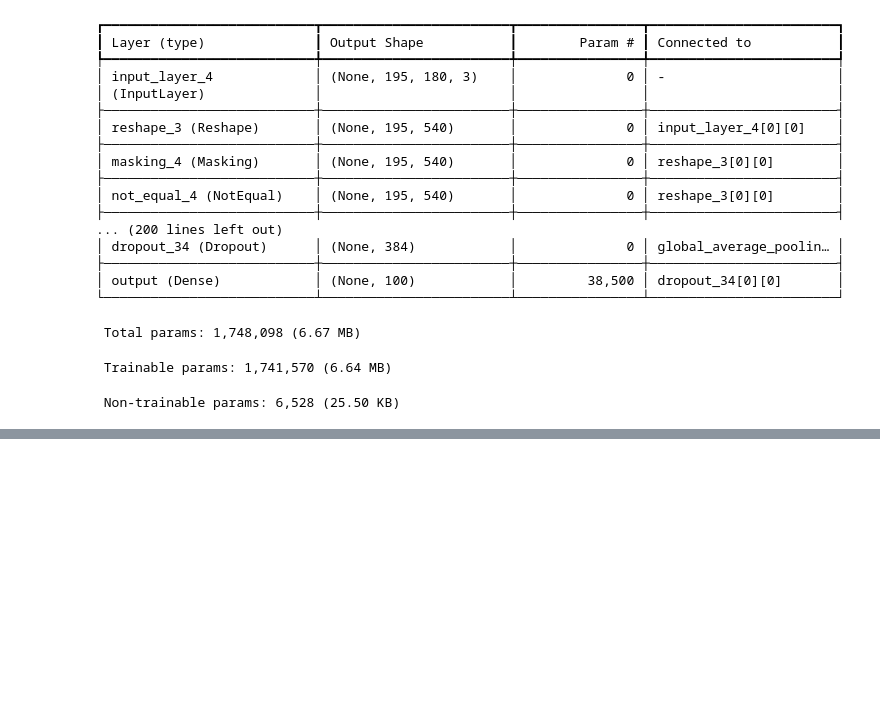
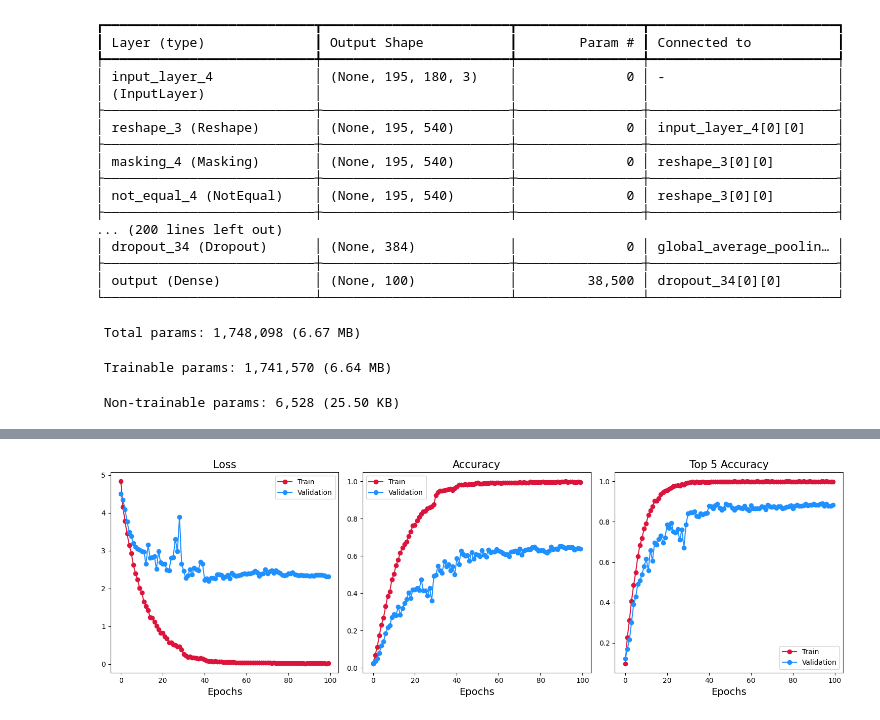
Before and after one commit to HengkyUTS/SyntaxSquad, a Jupyter notebook: pose2gloss/WLASL100.ipynb, the cells around one changed output, grey strips where cells are left out. Drawn from its saved outputs; the diff is of its cells as text; code cells hidden in the pictures; blank space fills up the shorter version.

```diff
--- a/pose2gloss/WLASL100.ipynb
+++ b/pose2gloss/WLASL100.ipynb
@@ -38,6 +37,6 @@ cc.en.300.bin.gz  datasets  mutemotion-wlasl-translation-model.ipynb  wlasl.h5
 # %%
 from collections import Counter
-landmarks_dict = np.load('./datasets/landmarks.npz', allow_pickle=True)
+landmarks_dict = np.load('./datasets/WLASL_landmarks.npz', allow_pickle=True)
 
 with open('./datasets/WLASL_parsed_metadata.json', 'r') as json_file:
     parsed_metadata = json.load(json_file)
@@ -622,0 +672,13 @@ Model: "functional_4"
+# %%
+%%time
+history = model.fit(
+    train_tf_dataset,
+    validation_data = val_tf_dataset,
+    callbacks = [
+        # early_stop_callback,
+        model_ckpt_callback,
+        reduce_lr_callback
+    ],
+    epochs = EPOCHS,
+    verbose = 1
+).history
@@ -622,0 +719,27 @@ Model: "functional_4"
+# %%
+plt.figure(figsize=(15, 5))
+plt.subplot(1, 3, 1)
+plt.plot(history['loss'], linestyle='solid', marker='o', color='crimson', label='Train')
+plt.plot(history['val_loss'], linestyle='solid', marker='o', color='dodgerblue', label='Validation')
+plt.xlabel('Epochs', fontsize=14)
+plt.title('Loss', fontsize=15)
+plt.legend(loc='best')
+
+plt.subplot(1, 3, 2)
+plt.plot(history['accuracy'], linestyle='solid', marker='o', color='crimson', label='Train')
+plt.plot(history['val_accuracy'], linestyle='solid', marker='o', color='dodgerblue', label='Validation')
+plt.xlabel('Epochs', fontsize=14)
+plt.title('Accuracy', fontsize=15)
+plt.legend(loc='best')
+
+plt.subplot(1, 3, 3)
+plt.plot(history['top5_accuracy'], linestyle='solid', marker='o', color='crimson', label='Train')
+plt.plot(history['val_top5_accuracy'], linestyle='solid', marker='o', color='dodgerblue', label='Validation')
+plt.xlabel('Epochs', fontsize=14)
+plt.title('Top 5 Accuracy', fontsize=15)
+plt.legend(loc='best')
+
+plt.tight_layout()
+plt.show()
+# %% [output]
+[figure, added]
```
Also changed, not shown: parts of 12 cells of this notebook.
